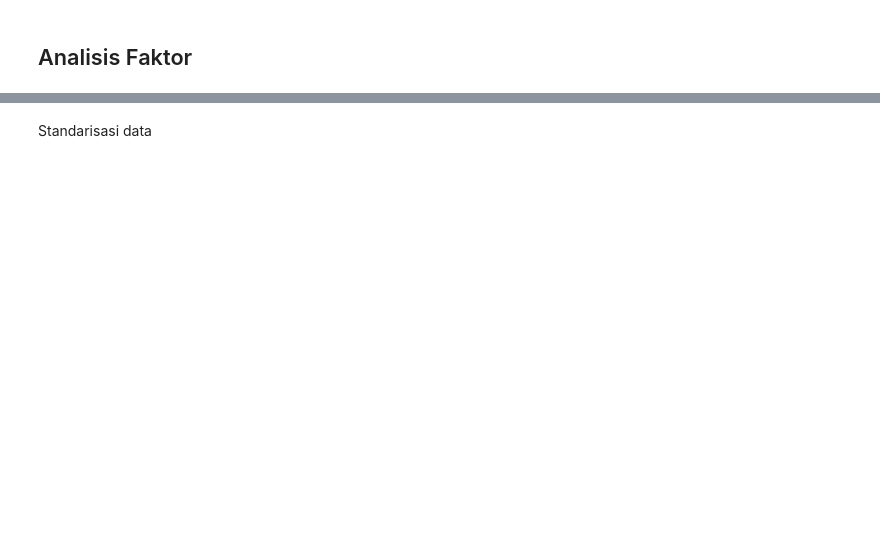
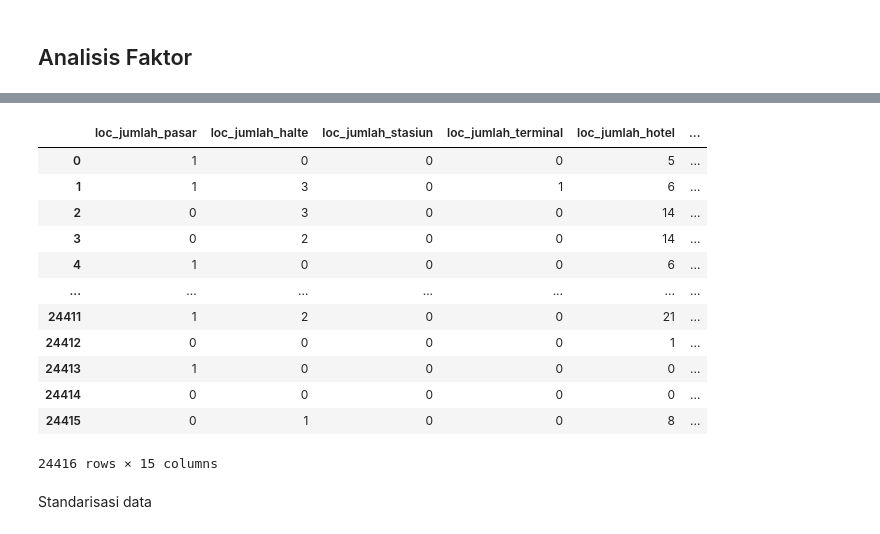
Before and after one commit to azwanazamuddin/location-choice-model, a Jupyter notebook: notebooks/pca_features.ipynb, the cells around one changed output, grey strips where cells are left out. Saved outputs shown, nothing was run; the diff lists cells and outputs as text; code cells hidden in the pictures; blank space fills up the shorter version.

```diff
--- a/notebooks/pca_features.ipynb
+++ b/notebooks/pca_features.ipynb
@@ -39,0 +40,17 @@ df_pca.head()
+# %%
+keyword = 'loc'  # Kata kunci yang ingin Anda cari dalam nama kolom
+df_pca.filter(like=keyword, axis=1)
+# %% [output]
+|  | loc_jumlah_pasar | loc_jumlah_halte | loc_jumlah_stasiun | loc_jumlah_terminal | loc_jumlah_hotel | ... |
+| 0 | 1 | 0 | 0 | 0 | 5 | ... |
+| 1 | 1 | 3 | 0 | 1 | 6 | ... |
+| 2 | 0 | 3 | 0 | 0 | 14 | ... |
+| 3 | 0 | 2 | 0 | 0 | 14 | ... |
+| 4 | 1 | 0 | 0 | 0 | 6 | ... |
+| ... | ... | ... | ... | ... | ... | ... |
+| 24411 | 1 | 2 | 0 | 0 | 21 | ... |
+| 24412 | 0 | 0 | 0 | 0 | 1 | ... |
+| 24413 | 1 | 0 | 0 | 0 | 0 | ... |
+| 24414 | 0 | 0 | 0 | 0 | 0 | ... |
+| 24415 | 0 | 1 | 0 | 0 | 8 | ... |
+24416 rows × 15 columns
```
Also changed, not shown: parts of 25 cells of this notebook, 4 other files.
